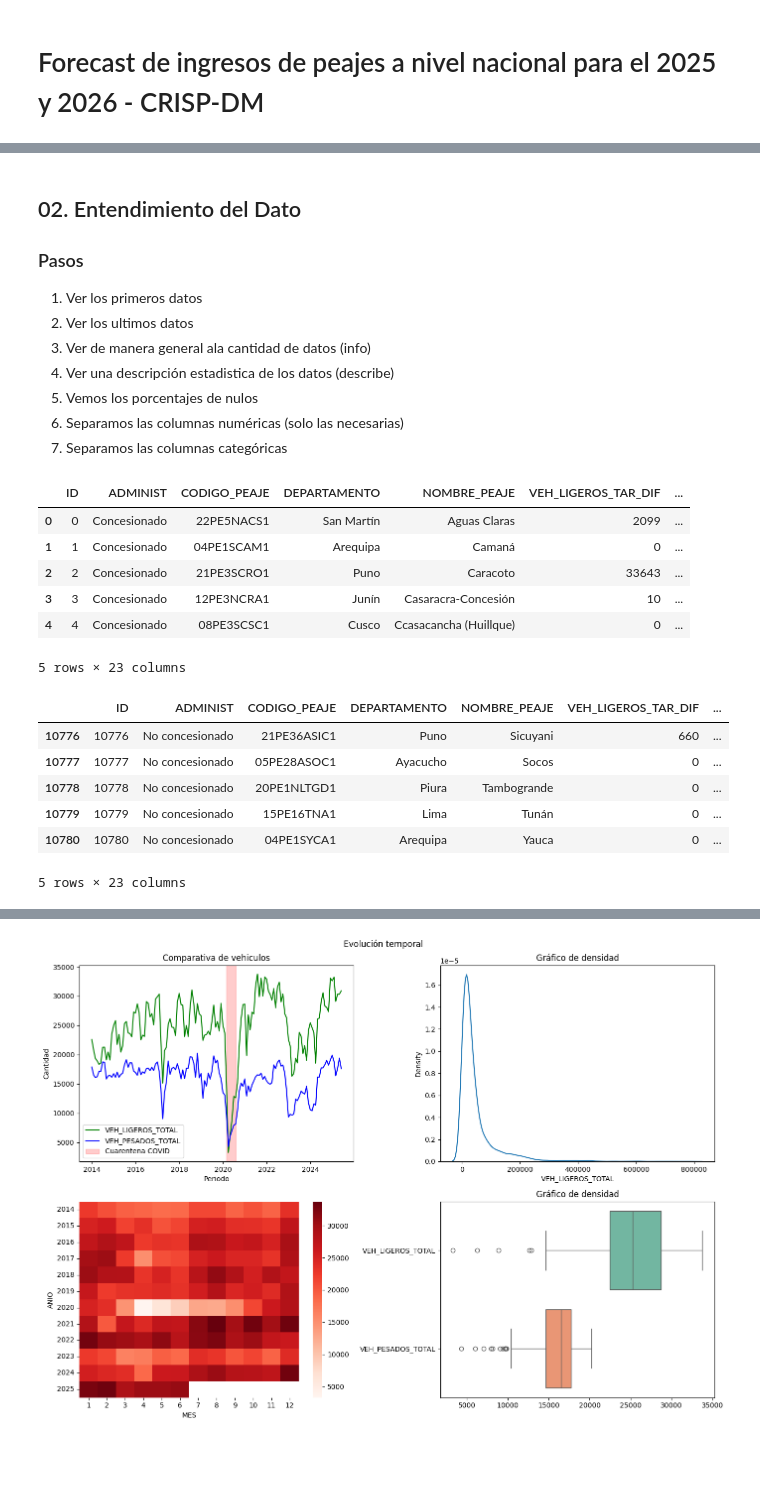
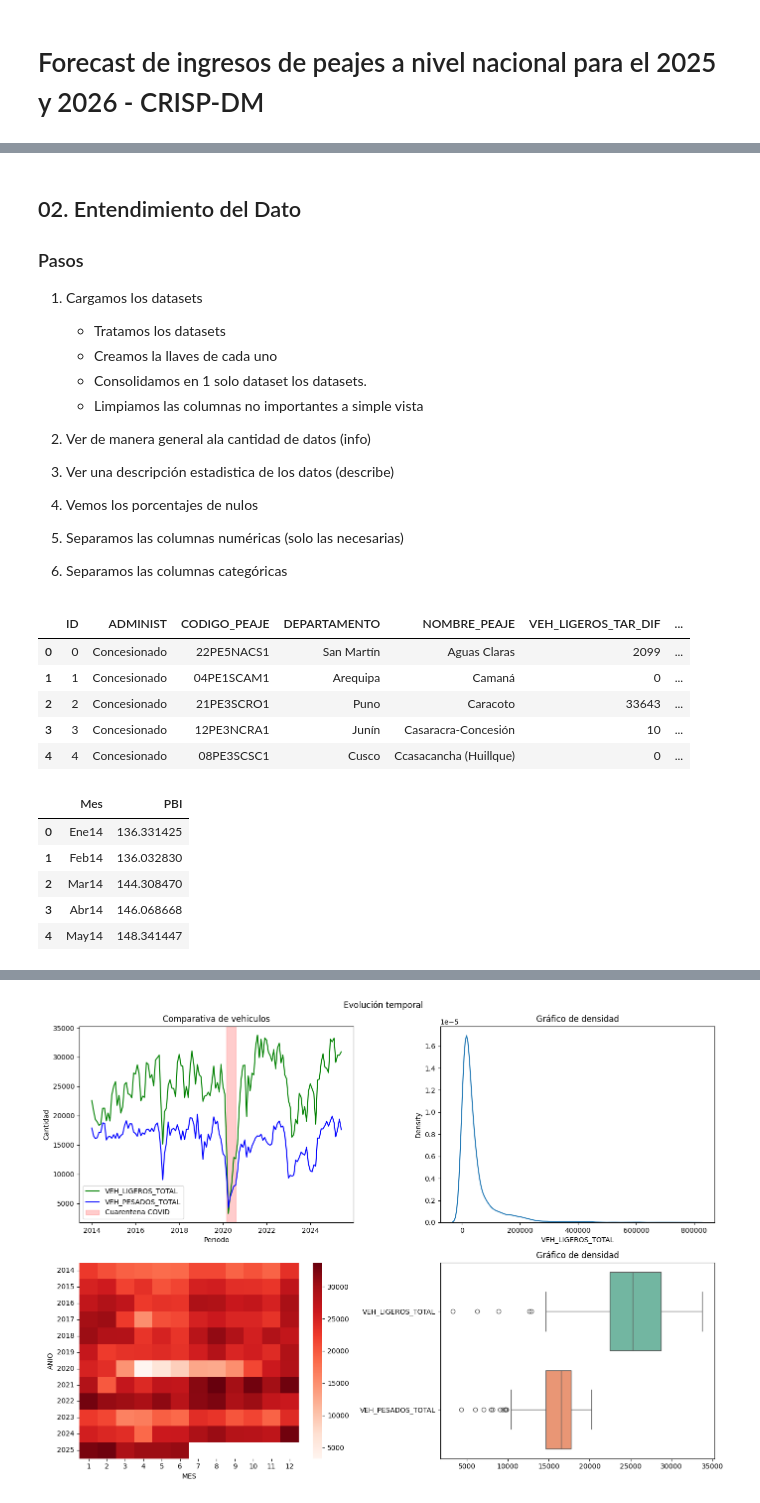
Before and after one commit to jchiroques/MIA_G01_ML_TF_PEAJES, a Jupyter notebook: Notebooks/01_Exploracion.ipynb, the cells around one changed output, grey strips where cells are left out. Cells and saved outputs as stored; diff of their text form; code cells hidden in the pictures; blank space fills up the shorter version.

```diff
--- a/Notebooks/01_Exploracion.ipynb
+++ b/Notebooks/01_Exploracion.ipynb
@@ -21,18 +33,34 @@ Fuente de PBI: https://estadisticas.bcrp.gob.pe/estadisticas/series/mensuales/re
 
 ### Pasos
 
-1. Ver los primeros datos
-2. Ver los ultimos datos
-3. Ver de manera general ala cantidad de datos (info)
-4. Ver una descripción estadistica de los datos (describe)
-5. Vemos los porcentajes de nulos
-6. Separamos las columnas numéricas (solo las necesarias)
-7. Separamos las columnas categóricas
+1. Cargamos los datasets
+
+    * Tratamos los datasets
+    * Creamos la llaves de cada uno
+    * Consolidamos en 1 solo dataset los datasets.
+    * Limpiamos las columnas no importantes a simple vista
+
+2. Ver de manera general ala cantidad de datos (info)
+3. Ver una descripción estadistica de los datos (describe)
+4. Vemos los porcentajes de nulos
+5. Separamos las columnas numéricas (solo las necesarias)
+6. Separamos las columnas categóricas
 # %%
+# Cargamos los datos
 import pandas as pd
 
-data_row = pd.read_csv('../Data/Row/Flujo vehicular registrado en peajes_2014-2025_II.csv', encoding='latin-1')
-data_row.head()
+# Configuraciones del notebbok
+pd.set_option('display.max_columns', None)
+pd.set_option('display.max_rows', None)
+pd.set_option('display.max_colwidth', None)
+pd.set_option('display.expand_frame_repr', False)
+
+data_base = pd.read_csv('../Data/Row/Flujo vehicular registrado en peajes_2014-2025_II.csv', encoding='latin-1')
+data_pbi = pd.read_excel('../Data/Row/PBI_Mensual_201401_202508.xlsx', sheet_name='Mensuales')
+data_feriados = pd.read_csv('../Data/Row/Feriados_No_Laborables_Fines_de_semana.csv')
+
+# Mostramos los datos
+data_base.head()
 # %% [output]
 |  | ID | ADMINIST | CODIGO_PEAJE | DEPARTAMENTO | NOMBRE_PEAJE | VEH_LIGEROS_TAR_DIF | ... |
 | 0 | 0 | Concesionado | 22PE5NACS1 | San Martín | Aguas Claras | 2099 | ... |
@@ -40,14 +68,12 @@ data_row.head()
 | 2 | 2 | Concesionado | 21PE3SCRO1 | Puno | Caracoto | 33643 | ... |
 | 3 | 3 | Concesionado | 12PE3NCRA1 | Junín | Casaracra-Concesión | 10 | ... |
 | 4 | 4 | Concesionado | 08PE3SCSC1 | Cusco | Ccasacancha (Huillque) | 0 | ... |
-5 rows × 23 columns
 # %%
-data_row.tail(5)
+data_pbi.head()
 # %% [output]
-|  | ID | ADMINIST | CODIGO_PEAJE | DEPARTAMENTO | NOMBRE_PEAJE | VEH_LIGEROS_TAR_DIF | ... |
-| 10776 | 10776 | No concesionado | 21PE36ASIC1 | Puno | Sicuyani | 660 | ... |
-| 10777 | 10777 | No concesionado | 05PE28ASOC1 | Ayacucho | Socos | 0 | ... |
-| 10778 | 10778 | No concesionado | 20PE1NLTGD1 | Piura | Tambogrande | 0 | ... |
-| 10779 | 10779 | No concesionado | 15PE16TNA1 | Lima | Tunán | 0 | ... |
-| 10780 | 10780 | No concesionado | 04PE1SYCA1 | Arequipa | Yauca | 0 | ... |
+|  | Mes | PBI |
+| 0 | Ene14 | 136.331425 |
+| 1 | Feb14 | 136.032830 |
+| 2 | Mar14 | 144.308470 |
+| 3 | Abr14 | 146.068668 |
+| 4 | May14 | 148.341447 |
-5 rows × 23 columns
```
Also changed, not shown: parts of 19 cells of this notebook, 4 other files.
